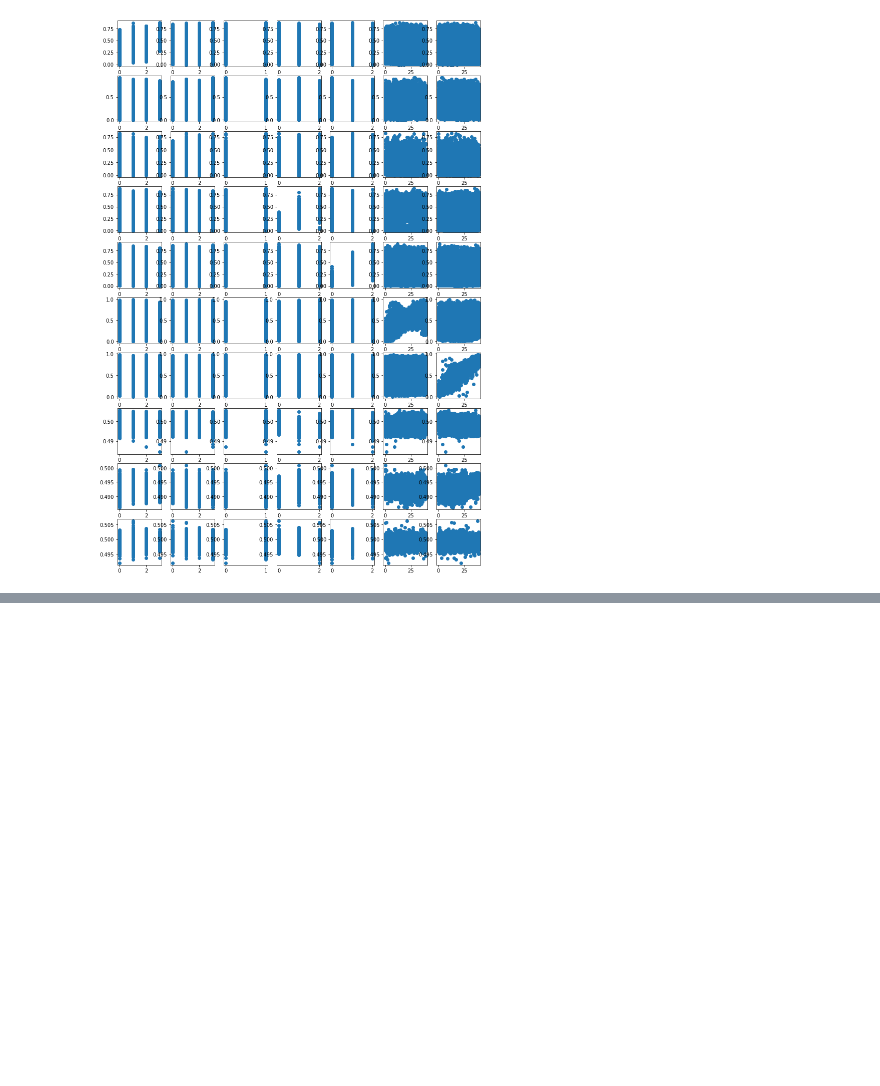
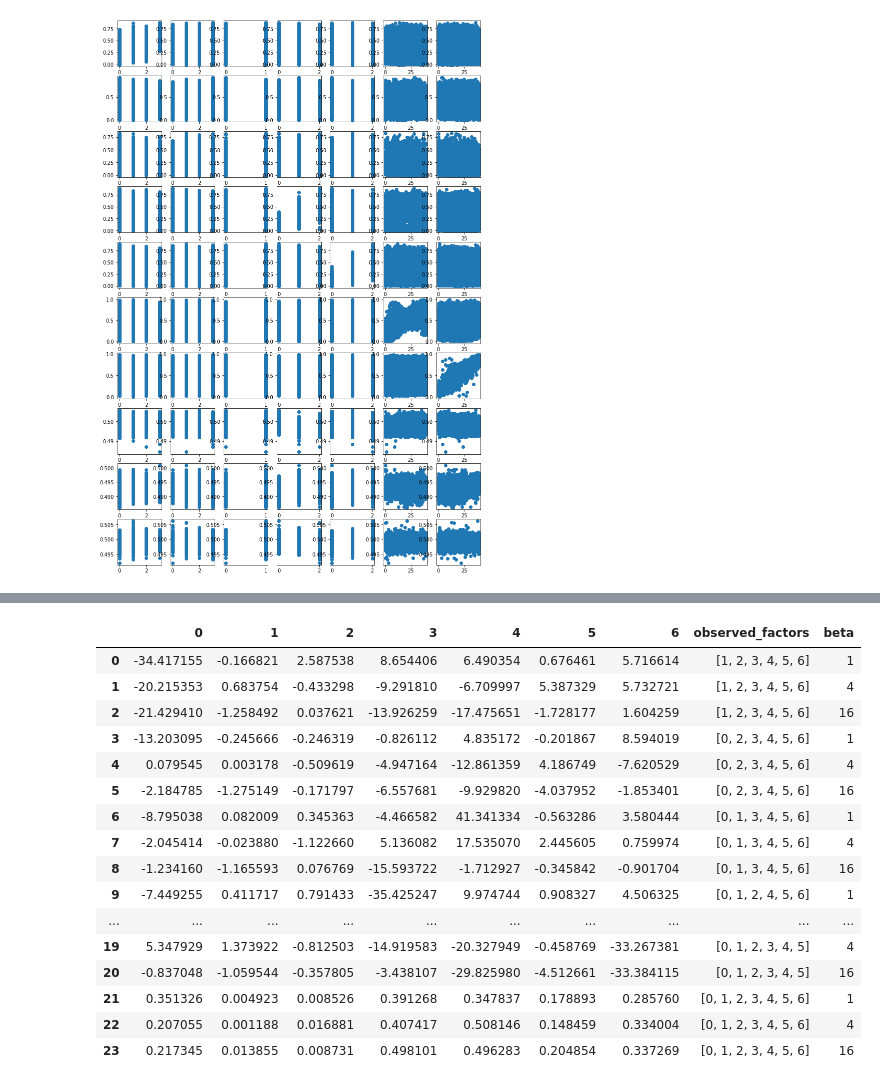
Before and after one commit to jasonmhwu/disentanglement_lib, a Jupyter notebook: notebooks/calc_mig.ipynb, the cells around one changed output, grey strips where cells are left out. Saved outputs shown, nothing was run; the diff lists cells and outputs as text; code cells hidden in the pictures; blank space fills up the shorter version.

```diff
--- a/notebooks/calc_mig.ipynb
+++ b/notebooks/calc_mig.ipynb
@@ -96,8 +134,8 @@ def compute_mig(mus_train, ys_train, num_bins):
 # %%
 # get the original dsprites dataset
 from disentanglement_lib.data.ground_truth import named_data
-# dsprites = named_data.get_named_ground_truth_data('dsprites_full', -1)
-# smallnorb = named_data.get_named_ground_truth_data('smallnorb', -1)
+dsprites = named_data.get_named_ground_truth_data('dsprites_full', -1)
+smallnorb = named_data.get_named_ground_truth_data('smallnorb', -1)
 mpi3d = named_data.get_named_ground_truth_data('mpi3d_toy', -1)
-# cars = named_data.get_named_ground_truth_data('cars3d', -1)
-# shapes3d = named_data.get_named_ground_truth_data('shapes3d', -1)
+cars = named_data.get_named_ground_truth_data('cars3d', -1)
+shapes3d = named_data.get_named_ground_truth_data('shapes3d', -1)
@@ -329,0 +408,20 @@ for latent in range(num_latents):
+# %%
+gained_metrics
+# %% [output]
+|  | 0 | 1 | 2 | 3 | 4 | 5 | 6 | observed_factors | beta |
+| 0 | -34.417155 | -0.166821 | 2.587538 | 8.654406 | 6.490354 | 0.676461 | 5.716614 | [1, 2, 3, 4, 5, 6] | 1 |
+| 1 | -20.215353 | 0.683754 | -0.433298 | -9.291810 | -6.709997 | 5.387329 | 5.732721 | [1, 2, 3, 4, 5, 6] | 4 |
+| 2 | -21.429410 | -1.258492 | 0.037621 | -13.926259 | -17.475651 | -1.728177 | 1.604259 | [1, 2, 3, 4, 5, 6] | 16 |
+| 3 | -13.203095 | -0.245666 | -0.246319 | -0.826112 | 4.835172 | -0.201867 | 8.594019 | [0, 2, 3, 4, 5, 6] | 1 |
+| 4 | 0.079545 | 0.003178 | -0.509619 | -4.947164 | -12.861359 | 4.186749 | -7.620529 | [0, 2, 3, 4, 5, 6] | 4 |
+| 5 | -2.184785 | -1.275149 | -0.171797 | -6.557681 | -9.929820 | -4.037952 | -1.853401 | [0, 2, 3, 4, 5, 6] | 16 |
+| 6 | -8.795038 | 0.082009 | 0.345363 | -4.466582 | 41.341334 | -0.563286 | 3.580444 | [0, 1, 3, 4, 5, 6] | 1 |
+| 7 | -2.045414 | -0.023880 | -1.122660 | 5.136082 | 17.535070 | 2.445605 | 0.759974 | [0, 1, 3, 4, 5, 6] | 4 |
+| 8 | -1.234160 | -1.165593 | 0.076769 | -15.593722 | -1.712927 | -0.345842 | -0.901704 | [0, 1, 3, 4, 5, 6] | 16 |
+| 9 | -7.449255 | 0.411717 | 0.791433 | -35.425247 | 9.974744 | 0.908327 | 4.506325 | [0, 1, 2, 4, 5, 6] | 1 |
+| ... | ... | ... | ... | ... | ... | ... | ... | ... | ... |
+| 19 | 5.347929 | 1.373922 | -0.812503 | -14.919583 | -20.327949 | -0.458769 | -33.267381 | [0, 1, 2, 3, 4, 5] | 4 |
+| 20 | -0.837048 | -1.059544 | -0.357805 | -3.438107 | -29.825980 | -4.512661 | -33.384115 | [0, 1, 2, 3, 4, 5] | 16 |
+| 21 | 0.351326 | 0.004923 | 0.008526 | 0.391268 | 0.347837 | 0.178893 | 0.285760 | [0, 1, 2, 3, 4, 5, 6] | 1 |
+| 22 | 0.207055 | 0.001188 | 0.016881 | 0.407417 | 0.508146 | 0.148459 | 0.334004 | [0, 1, 2, 3, 4, 5, 6] | 4 |
+| 23 | 0.217345 | 0.013855 | 0.008731 | 0.498101 | 0.496283 | 0.204854 | 0.337269 | [0, 1, 2, 3, 4, 5, 6] | 16 |
```
Also changed, not shown: parts of 19 cells of this notebook, 14 other files.
